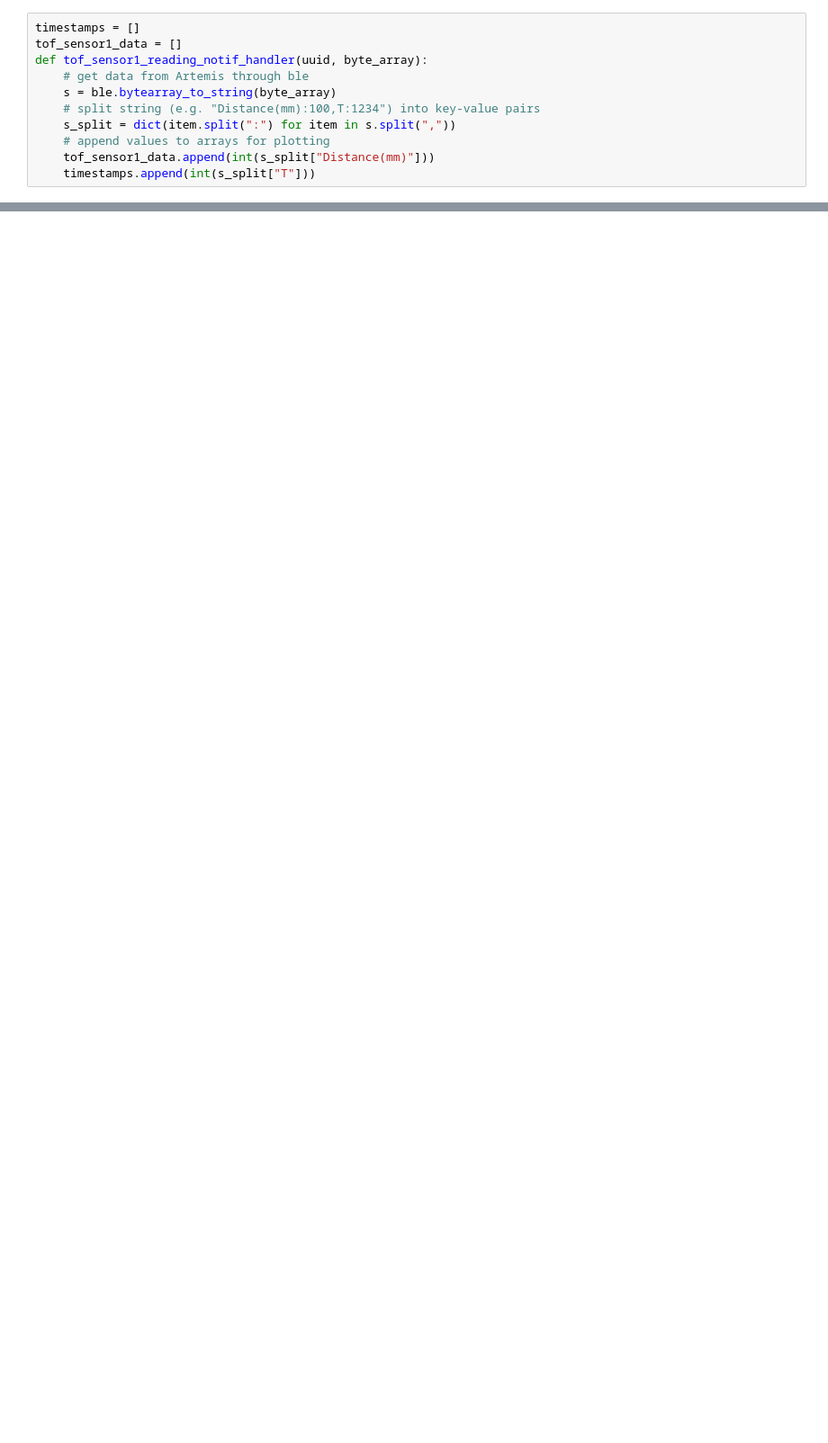
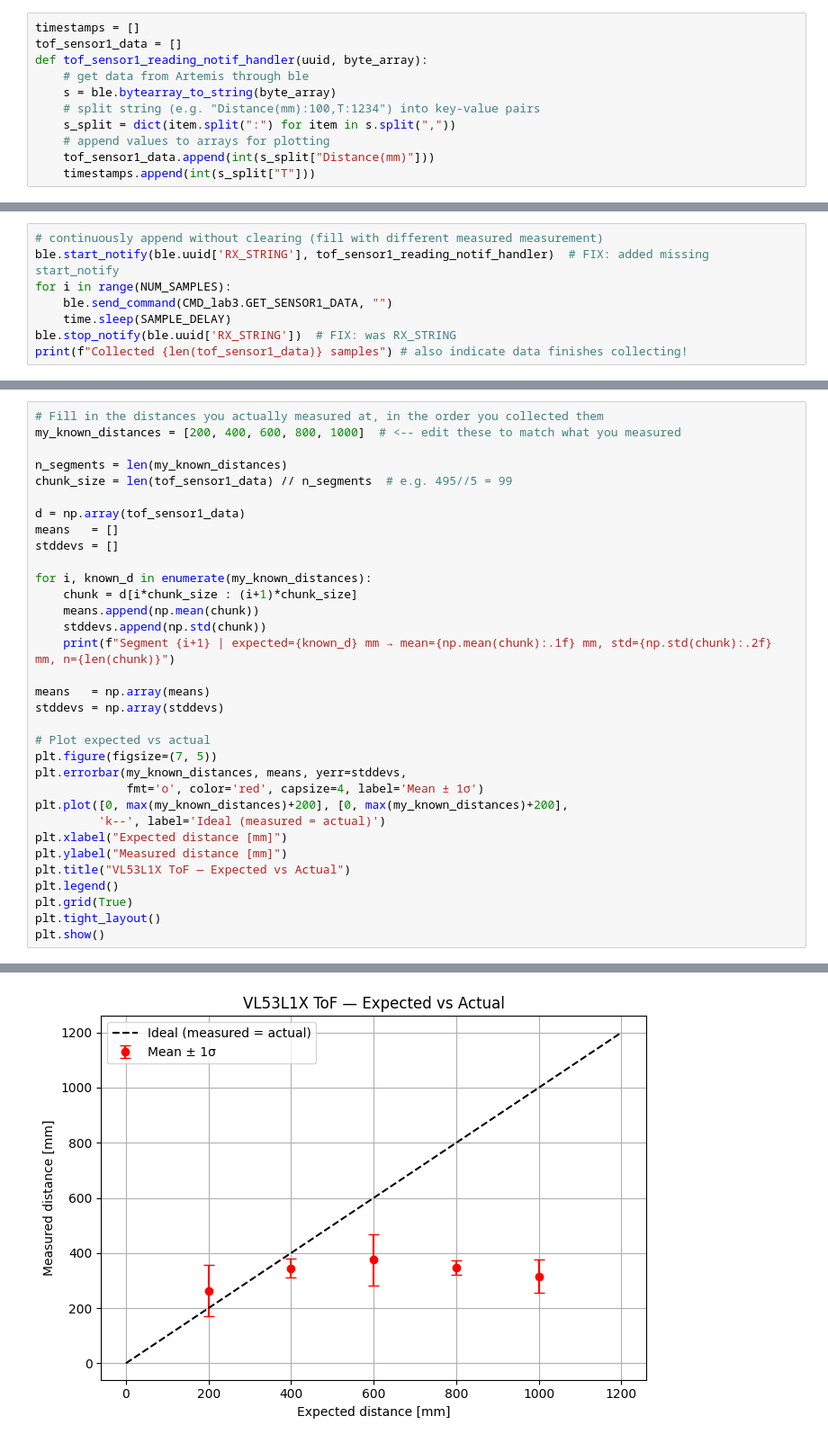
Before and after one commit to myang1121/fast_robot, a Jupyter notebook: lab3_tof/lab3_tof.ipynb, the cells around one changed output, grey strips where cells are left out. Shown at 90% size. Drawn from its saved outputs; the diff is of its cells as text; blank space fills up the shorter version.

```diff
--- a/lab3_tof/lab3_tof.ipynb
+++ b/lab3_tof/lab3_tof.ipynb
@@ -47,0 +45,8 @@ ble.stop_notify(ble.uuid['RX_STRING'])
+# %%
+# continuously append without clearing (fill with different measured measurement)
+ble.start_notify(ble.uuid['RX_STRING'], tof_sensor1_reading_notif_handler)  # FIX: added missing start_notify
+for i in range(NUM_SAMPLES):
+    ble.send_command(CMD_lab3.GET_SENSOR1_DATA, "")
+    time.sleep(SAMPLE_DELAY)
+ble.stop_notify(ble.uuid['RX_STRING'])  # FIX: was RX_STRING
+print(f"Collected {len(tof_sensor1_data)} samples") # also indicate data finishes collecting!
@@ -64,0 +132,34 @@ plt.show()
+# %%
+# Fill in the distances you actually measured at, in the order you collected them
+my_known_distances = [200, 400, 600, 800, 1000]  # <-- edit these to match what you measured
+
+n_segments = len(my_known_distances)
+chunk_size = len(tof_sensor1_data) // n_segments  # e.g. 495//5 = 99
+
+d = np.array(tof_sensor1_data)
+means   = []
+stddevs = []
+
+for i, known_d in enumerate(my_known_distances):
+    chunk = d[i*chunk_size : (i+1)*chunk_size]
+    means.append(np.mean(chunk))
+    stddevs.append(np.std(chunk))
+    print(f"Segment {i+1} | expected={known_d} mm → mean={np.mean(chunk):.1f} mm, std={np.std(chunk):.2f} mm, n={len(chunk)}")
+
+means   = np.array(means)
+stddevs = np.array(stddevs)
+
+# Plot expected vs actual
+plt.figure(figsize=(7, 5))
+plt.errorbar(my_known_distances, means, yerr=stddevs,
+             fmt='o', color='red', capsize=4, label='Mean ± 1σ')
+plt.plot([0, max(my_known_distances)+200], [0, max(my_known_distances)+200],
+         'k--', label='Ideal (measured = actual)')
+plt.xlabel("Expected distance [mm]")
+plt.ylabel("Measured distance [mm]")
+plt.title("VL53L1X ToF — Expected vs Actual")
+plt.legend()
+plt.grid(True)
+plt.tight_layout()
+plt.show()
+# %% [output]
@@ -64,0 +171 @@ plt.show()
+[figure, added]
```
Also changed, not shown: parts of 8 cells of this notebook.
